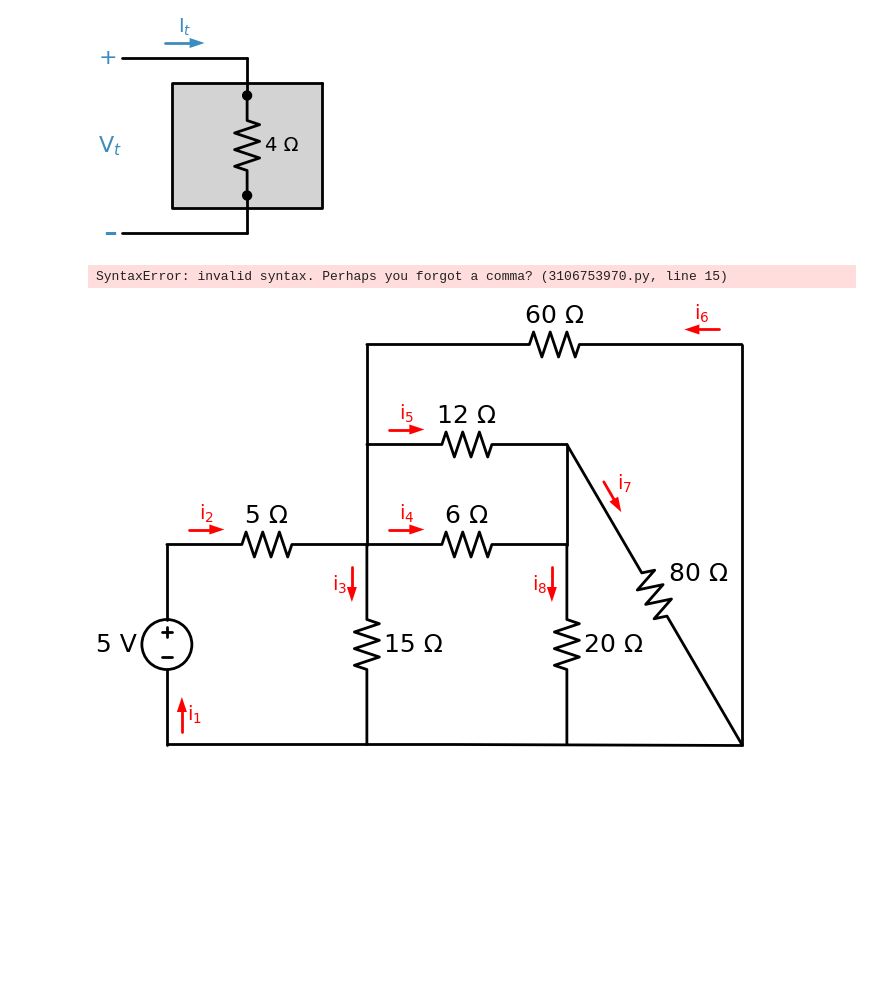
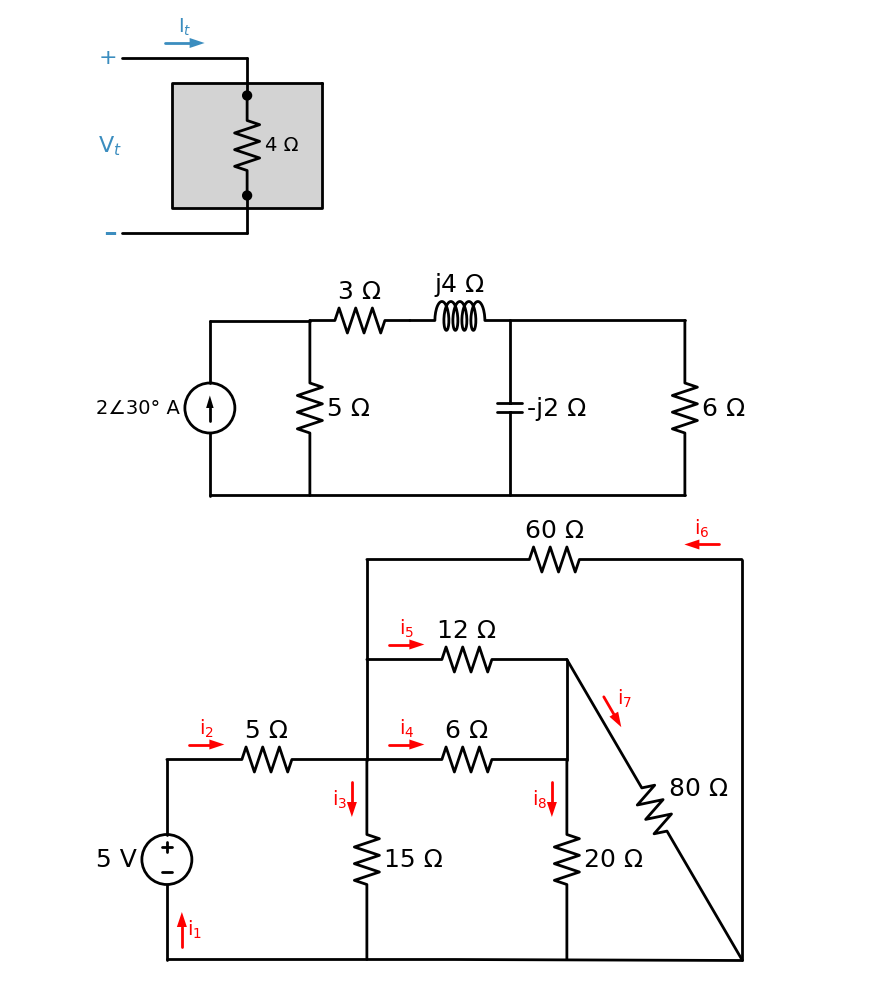
Before and after one commit to nicolashdx/figuras_circuitos1, a Jupyter notebook: FIGURAS/AULA 3/aula3.ipynb, the cells around one changed output. Drawn from its saved outputs; the diff is of its cells as text; code cells hidden in the pictures; blank space fills up the shorter version.

```diff
--- a/FIGURAS/AULA 3/aula3.ipynb
+++ b/FIGURAS/AULA 3/aula3.ipynb
@@ -189,35 +189,35 @@ with schemdraw.Drawing() as d:
 # %%
 with schemdraw.Drawing() as d:
     d.config(unit=3.5)
     I = elm.SourceI().up().label("2∠30° A")
 
     l1 = elm.Line().right()
     d.config(unit=2)
 
     d.push()
     r1 = elm.Resistor().down().label("5 Ω", loc='bot', fontsize=18)
     d.config(unit=3.5)
     d.pop()
 
     d.config(unit=2)
     r2 = elm.Resistor().right().label("3 Ω", loc='top', fontsize=18)
-    ind = elm.Inductor2().label("j4 Ω", loc='top', fontsize=16 fontsize=18)
+    ind = elm.Inductor2().label("j4 Ω", loc='top', fontsize=18)
 
     d.push()
     cap = elm.Capacitor().down().label("-j2 Ω", loc='bot', fontsize=18)
     d.config(unit=3.5)
     d.pop()
 
     d.config(unit=3.5)
     l2 = elm.Line().right()
     r3 = elm.Resistor().down().label("6 Ω", loc='bot', fontsize=18)
 
     l3 = elm.Line().left()
     d.config(unit=9.5)
 
     #d.save(next_name("./"), dpi=600, transparent=True)
 # %% [output]
-SyntaxError: invalid syntax. Perhaps you forgot a comma? (3106753970.py, line 15)
+[figure, added]
 # %%
 with schemdraw.Drawing() as d:
     d.config(unit=4)
```
Also changed, not shown: 14 other files.
